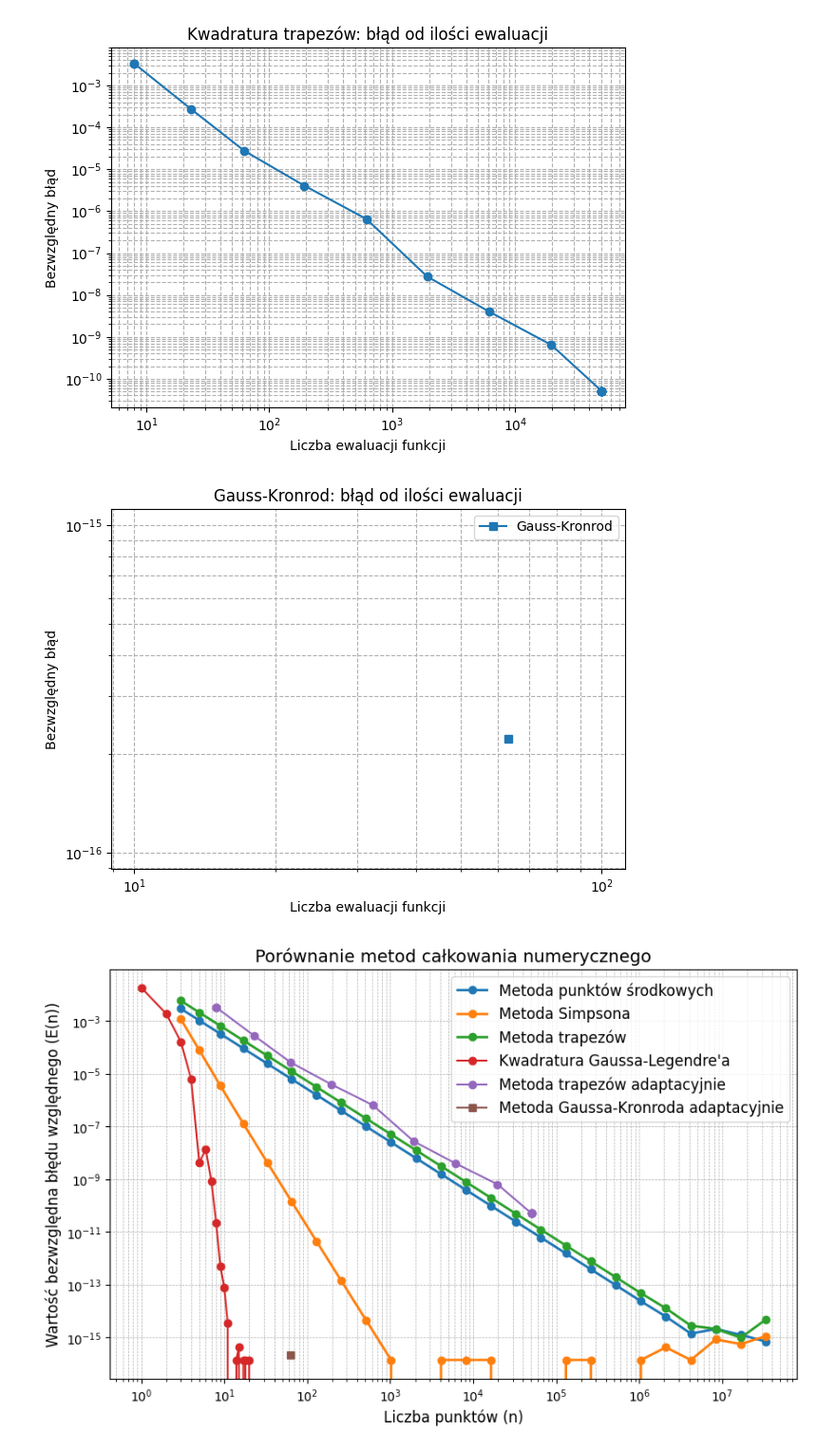
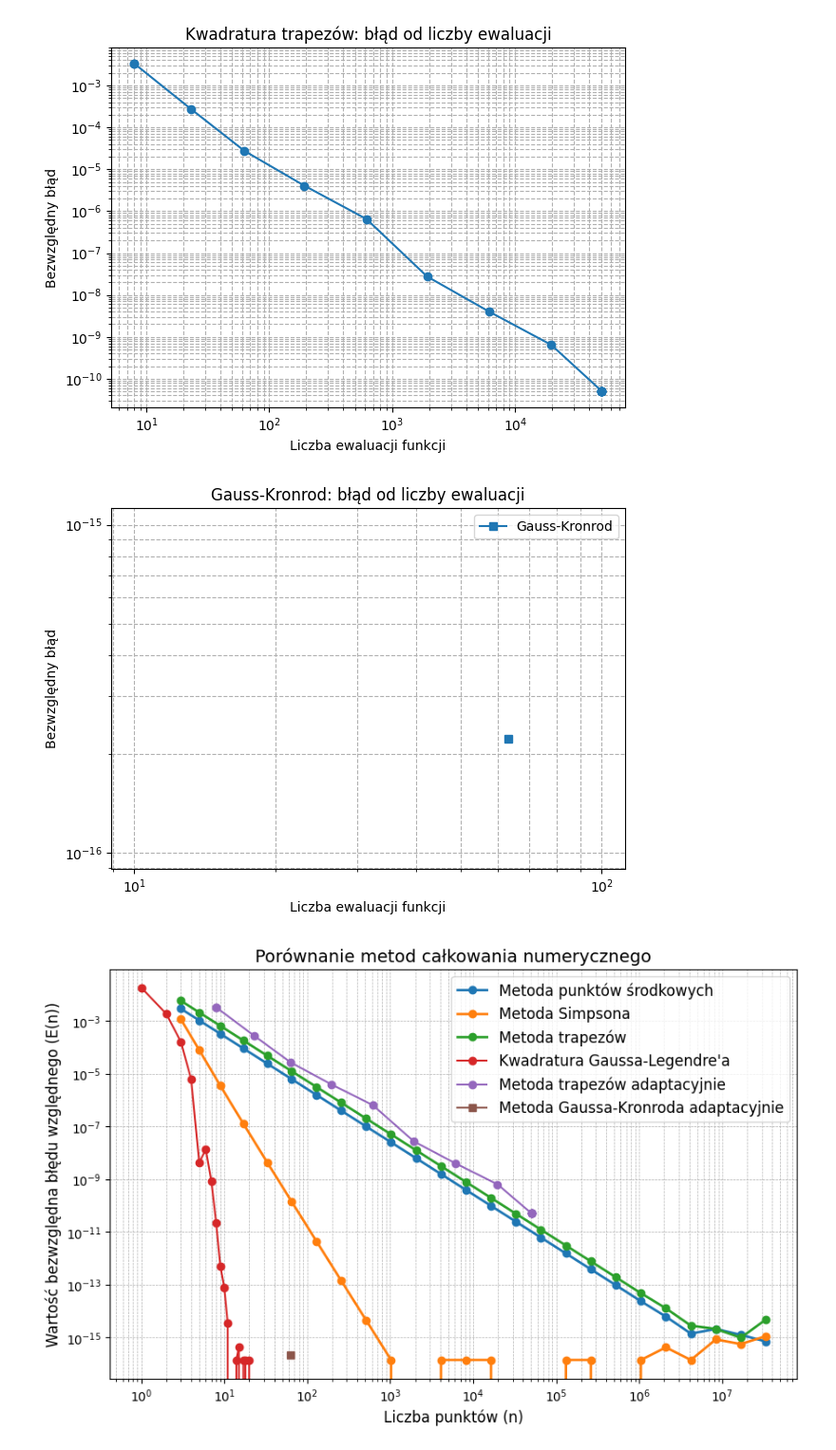
Before and after one commit to FalcO0O/MOWNiT, a Jupyter notebook: Lab_7/main.ipynb, the cells around one changed output. Shown at 95% size. Drawn from its saved outputs; the diff is of its cells as text; code cells hidden in the pictures.

```diff
--- a/Lab_7/main.ipynb
+++ b/Lab_7/main.ipynb
@@ -31,41 +31,41 @@ def task1(f=f, true_value=np.pi, do_print = True):
         plt.loglog(nevals_t, errors_t, marker='o')
         plt.xlabel('Liczba ewaluacji funkcji')
         plt.ylabel('Bezwzględny błąd')
-        plt.title('Kwadratura trapezów: błąd od ilości ewaluacji')
+        plt.title('Kwadratura trapezów: błąd od liczby ewaluacji')
         plt.grid(which='both', ls='--')
         plt.tight_layout()
         plt.show()
 
     # Wykres Gauss–Kronrod
     nevals = np.array(nevals_g)
     errors = np.array(errors_g)
 
     # Filtrujemy punkty, gdzie błąd > 0 i ewaluacje > 0, inaczej nie moglibyśmy przedstawić ich na wykresie logarytmicznym
     mask = (nevals > 0) & (errors > 0)
     if not mask.any():
         nevals_g = np.array([nevals[0]])
         errors_g = np.array([np.finfo(float).eps])
     else:
         nevals_g = nevals[mask]
         errors_g = errors[mask]
 
     if do_print:
         plt.figure()
         plt.loglog(nevals_g, errors_g, marker='s', label='Gauss-Kronrod')
         plt.xlabel('Liczba ewaluacji funkcji')
         plt.ylabel('Bezwzględny błąd')
-        plt.title('Gauss-Kronrod: błąd od ilości ewaluacji')
+        plt.title('Gauss-Kronrod: błąd od liczby ewaluacji')
         plt.grid(which='both', ls='--')
         plt.legend()
         plt.tight_layout()
         plt.show()
 
     return nevals_t, errors_t, nevals_g, errors_g
 
 nevals_t, errors_t, nevals_g, errors_g = task1()
 # %% [output]
-[figure, old version]
+[figure, new version]
-[figure, old version]
+[figure, new version]
 # %%
 # skopiowany kod z poprzedniego labolatorium
 
```
